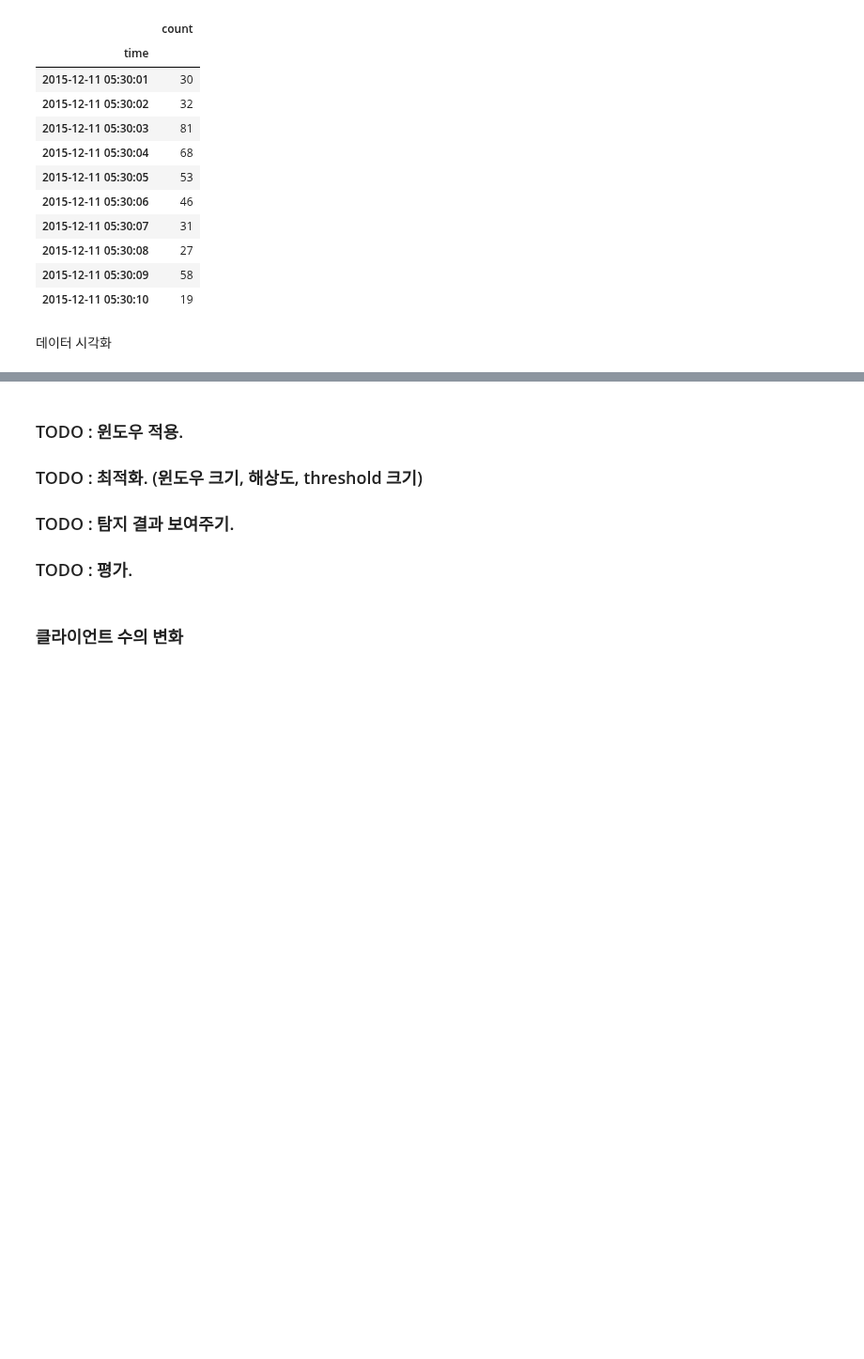
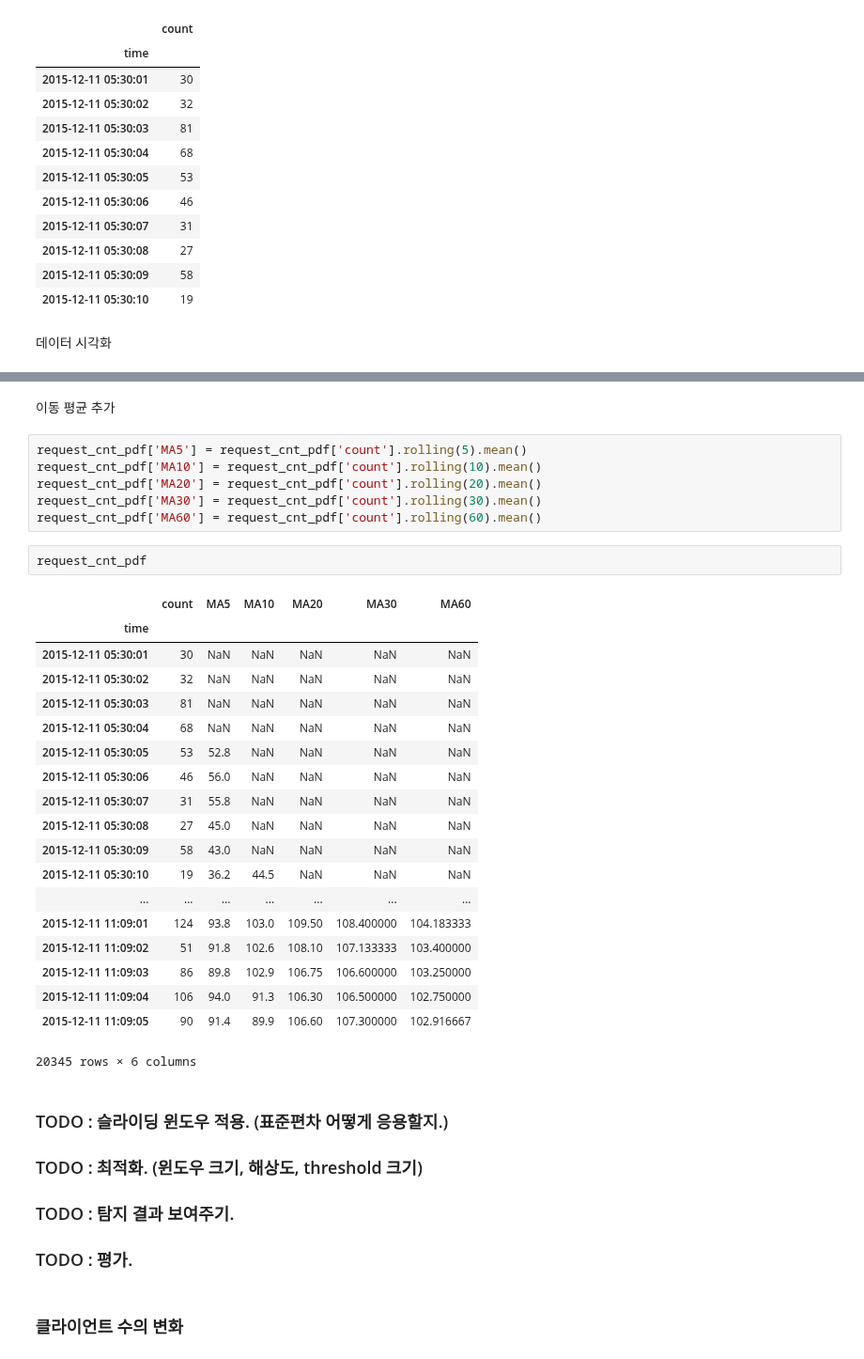
Before and after one commit to pjh0347/hadoop, a Jupyter notebook: anomaly_detection/anomaly_detection.ipynb, the cells around one changed output, grey strips where cells are left out. Shown at 94% size. Drawn from its saved outputs; the diff is of its cells as text; blank space fills up the shorter version.

```diff
--- a/anomaly_detection/anomaly_detection.ipynb
+++ b/anomaly_detection/anomaly_detection.ipynb
@@ -167,5 +184,35 @@ plt.legend(loc="best")
+# %% [markdown]
+이동 평균 추가
+# %%
+request_cnt_pdf['MA5'] = request_cnt_pdf['count'].rolling(5).mean()
+request_cnt_pdf['MA10'] = request_cnt_pdf['count'].rolling(10).mean()
+request_cnt_pdf['MA20'] = request_cnt_pdf['count'].rolling(20).mean()
+request_cnt_pdf['MA30'] = request_cnt_pdf['count'].rolling(30).mean()
+request_cnt_pdf['MA60'] = request_cnt_pdf['count'].rolling(60).mean()
+# %%
+request_cnt_pdf
+# %% [output]
+|  | count | MA5 | MA10 | MA20 | MA30 | MA60 |
+| time |  |  |  |  |  |  |
+| 2015-12-11 05:30:01 | 30 | NaN | NaN | NaN | NaN | NaN |
+| 2015-12-11 05:30:02 | 32 | NaN | NaN | NaN | NaN | NaN |
+| 2015-12-11 05:30:03 | 81 | NaN | NaN | NaN | NaN | NaN |
+| 2015-12-11 05:30:04 | 68 | NaN | NaN | NaN | NaN | NaN |
+| 2015-12-11 05:30:05 | 53 | 52.8 | NaN | NaN | NaN | NaN |
+| 2015-12-11 05:30:06 | 46 | 56.0 | NaN | NaN | NaN | NaN |
+| 2015-12-11 05:30:07 | 31 | 55.8 | NaN | NaN | NaN | NaN |
+| 2015-12-11 05:30:08 | 27 | 45.0 | NaN | NaN | NaN | NaN |
+| 2015-12-11 05:30:09 | 58 | 43.0 | NaN | NaN | NaN | NaN |
+| 2015-12-11 05:30:10 | 19 | 36.2 | 44.5 | NaN | NaN | NaN |
+| ... | ... | ... | ... | ... | ... | ... |
+| 2015-12-11 11:09:01 | 124 | 93.8 | 103.0 | 109.50 | 108.400000 | 104.183333 |
+| 2015-12-11 11:09:02 | 51 | 91.8 | 102.6 | 108.10 | 107.133333 | 103.400000 |
+| 2015-12-11 11:09:03 | 86 | 89.8 | 102.9 | 106.75 | 106.600000 | 103.250000 |
+| 2015-12-11 11:09:04 | 106 | 94.0 | 91.3 | 106.30 | 106.500000 | 102.750000 |
+| 2015-12-11 11:09:05 | 90 | 91.4 | 89.9 | 106.60 | 107.300000 | 102.916667 |
+20345 rows × 6 columns
 # %% [markdown]
-### TODO : 윈도우 적용.
+### TODO : 슬라이딩 윈도우 적용. (표준편차 어떻게 응용할지.)
 ### TODO : 최적화. (윈도우 크기, 해상도, threshold 크기)
 ### TODO : 탐지 결과 보여주기.
 ### TODO : 평가.
```
Also changed, not shown: parts of 4 cells of this notebook.
